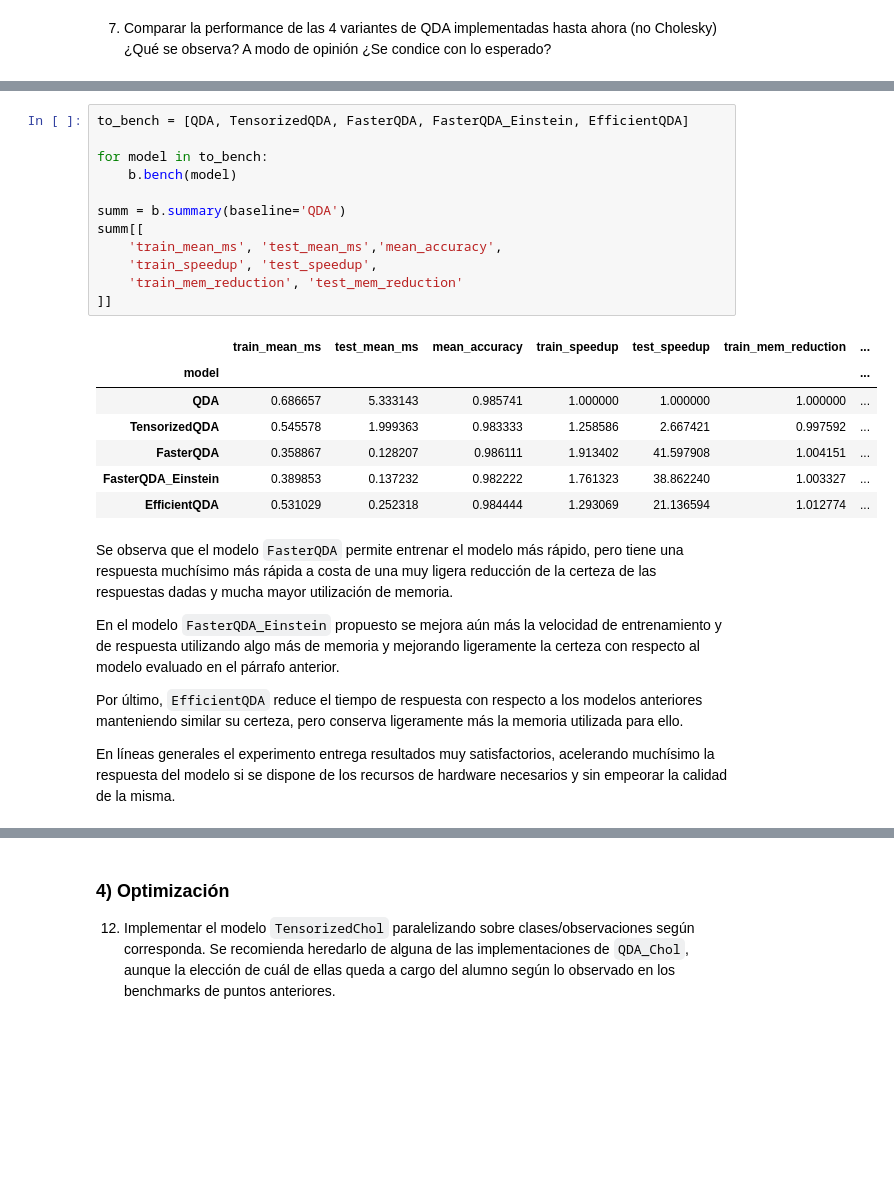
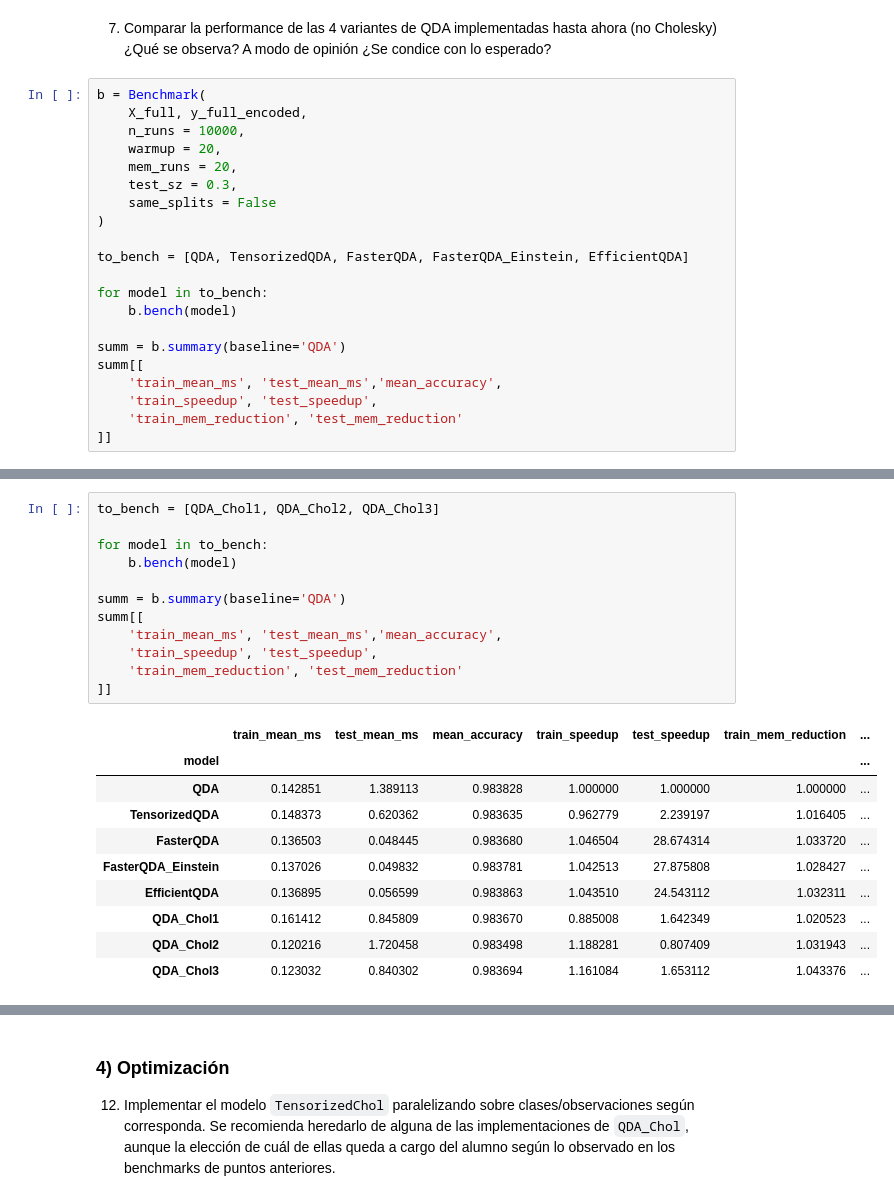
Before and after one commit to RodriMesa/AMIA, a Jupyter notebook: AMIA_2025_TP1.ipynb, the cells around one changed output, grey strips where cells are left out. Saved outputs shown, nothing was run; the diff lists cells and outputs as text; blank space fills up the shorter version.

```diff
--- a/AMIA_2025_TP1.ipynb
+++ b/AMIA_2025_TP1.ipynb
@@ -704,3 +708,24 @@ class EfficientQDA(TensorizedQDA):
         return 0.5*log_det[:, np.newaxis] - 0.5 * inner_prod
 # %% [markdown]
 7. Comparar la performance de las 4 variantes de QDA implementadas hasta ahora (no Cholesky) ¿Qué se observa? A modo de opinión ¿Se condice con lo esperado?
+# %%
+b = Benchmark(
+    X_full, y_full_encoded,
+    n_runs = 10000,
+    warmup = 20,
+    mem_runs = 20,
+    test_sz = 0.3,
+    same_splits = False
+)
+
+to_bench = [QDA, TensorizedQDA, FasterQDA, FasterQDA_Einstein, EfficientQDA]
+
+for model in to_bench:
+    b.bench(model)
+
+summ = b.summary(baseline='QDA')
+summ[[
+    'train_mean_ms', 'test_mean_ms','mean_accuracy',
+    'train_speedup', 'test_speedup',
+    'train_mem_reduction', 'test_mem_reduction'
+]]
@@ -707,28 +792,23 @@ class EfficientQDA(TensorizedQDA):
 # %%
-to_bench = [QDA, TensorizedQDA, FasterQDA, FasterQDA_Einstein, EfficientQDA]
+to_bench = [QDA_Chol1, QDA_Chol2, QDA_Chol3]
 
 for model in to_bench:
     b.bench(model)
 
 summ = b.summary(baseline='QDA')
 summ[[
     'train_mean_ms', 'test_mean_ms','mean_accuracy',
     'train_speedup', 'test_speedup',
     'train_mem_reduction', 'test_mem_reduction'
 ]]
 # %% [output]
 |  | train_mean_ms | test_mean_ms | mean_accuracy | train_speedup | test_speedup | train_mem_reduction | ... |
 | model |  |  |  |  |  |  | ... |
-| QDA | 0.686657 | 5.333143 | 0.985741 | 1.000000 | 1.000000 | 1.000000 | ... |
-| TensorizedQDA | 0.545578 | 1.999363 | 0.983333 | 1.258586 | 2.667421 | 0.997592 | ... |
-| FasterQDA | 0.358867 | 0.128207 | 0.986111 | 1.913402 | 41.597908 | 1.004151 | ... |
-| FasterQDA_Einstein | 0.389853 | 0.137232 | 0.982222 | 1.761323 | 38.862240 | 1.003327 | ... |
-| EfficientQDA | 0.531029 | 0.252318 | 0.984444 | 1.293069 | 21.136594 | 1.012774 | ... |
+| QDA | 0.142851 | 1.389113 | 0.983828 | 1.000000 | 1.000000 | 1.000000 | ... |
+| TensorizedQDA | 0.148373 | 0.620362 | 0.983635 | 0.962779 | 2.239197 | 1.016405 | ... |
+| FasterQDA | 0.136503 | 0.048445 | 0.983680 | 1.046504 | 28.674314 | 1.033720 | ... |
+| FasterQDA_Einstein | 0.137026 | 0.049832 | 0.983781 | 1.042513 | 27.875808 | 1.028427 | ... |
+| EfficientQDA | 0.136895 | 0.056599 | 0.983863 | 1.043510 | 24.543112 | 1.032311 | ... |
+| QDA_Chol1 | 0.161412 | 0.845809 | 0.983670 | 0.885008 | 1.642349 | 1.020523 | ... |
+| QDA_Chol2 | 0.120216 | 1.720458 | 0.983498 | 1.188281 | 0.807409 | 1.031943 | ... |
+| QDA_Chol3 | 0.123032 | 0.840302 | 0.983694 | 1.161084 | 1.653112 | 1.043376 | ... |
-# %% [markdown]
-Se observa que el modelo `FasterQDA` permite entrenar el modelo más rápido, pero tiene una respuesta muchísimo más rápida a costa de una muy ligera reducción de la certeza de las respuestas dadas y mucha mayor utilización de memoria.
-
-En el modelo `FasterQDA_Einstein` propuesto se mejora aún más la velocidad de entrenamiento y de respuesta utilizando algo más de memoria y mejorando ligeramente la certeza con respecto al modelo evaluado en el párrafo anterior.
-
-Por último, `EfficientQDA` reduce el tiempo de respuesta con respecto a los modelos anteriores manteniendo similar su certeza, pero conserva ligeramente más la memoria utilizada para ello.
-
-En líneas generales el experimento entrega resultados muy satisfactorios, acelerando muchísimo la respuesta del modelo si se dispone de los recursos de hardware necesarios y sin empeorar la calidad de la misma.
```
Also changed, not shown: parts of 14 cells of this notebook.
